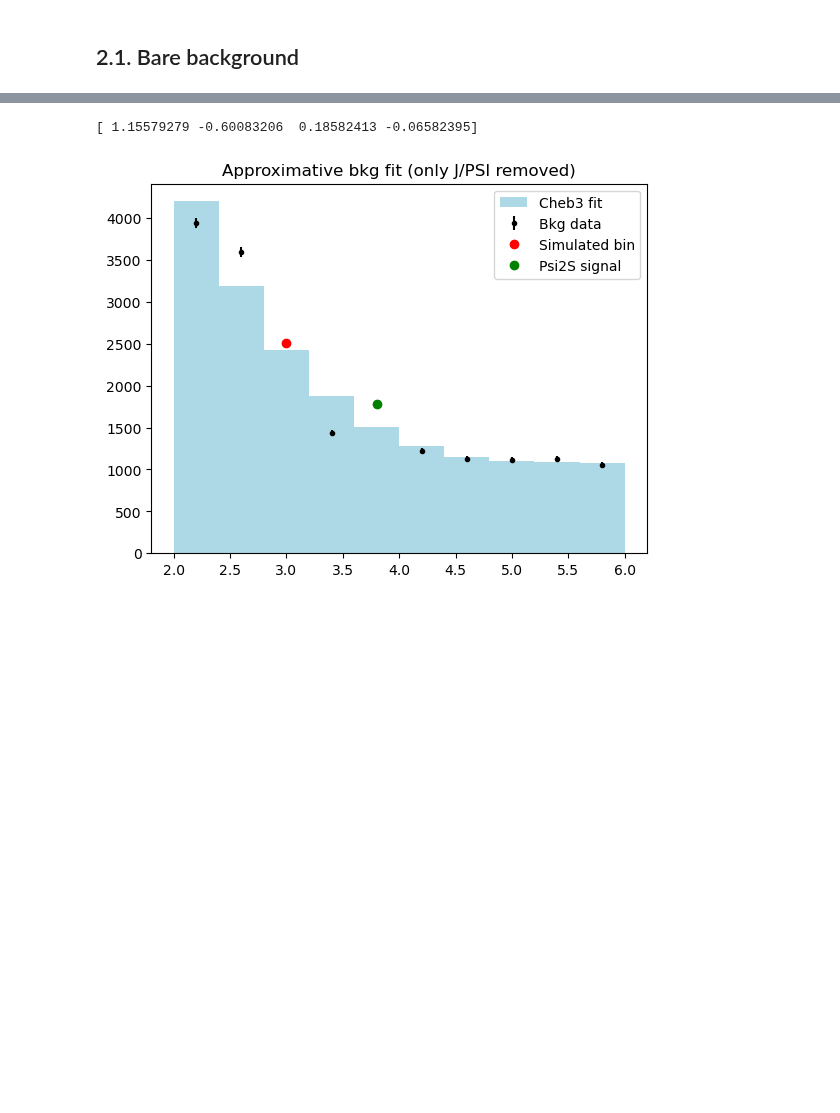
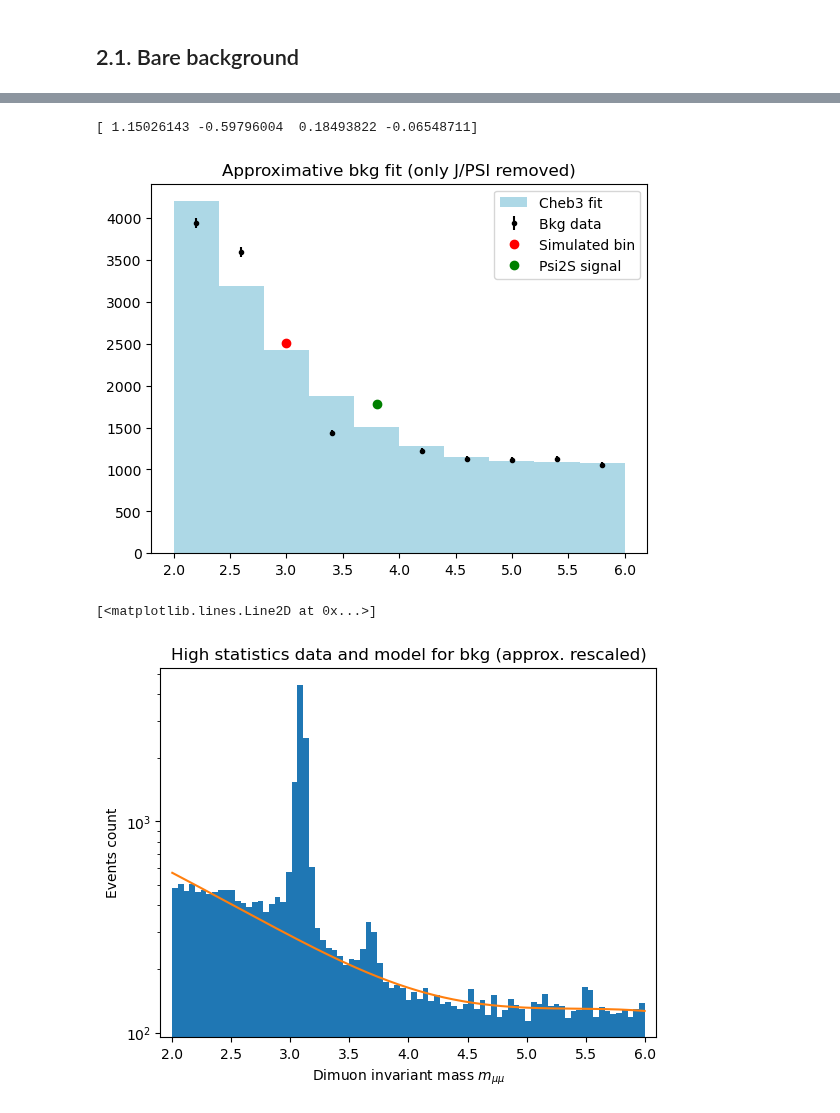
Before and after one commit to Matteo-Bellino/SMATEP_Project, a Jupyter notebook: Psi2S_RadanoBellino.ipynb, the cells around one changed output, grey strips where cells are left out. Saved outputs shown, nothing was run; the diff lists cells and outputs as text; code cells hidden in the pictures; blank space fills up the shorter version.

Commit message:
Cheb poly after using Riccardo's method. Deleted unuseful stuff. First push to Project.

```diff
--- a/Psi2S_RadanoBellino.ipynb
+++ b/Psi2S_RadanoBellino.ipynb
@@ -116,24 +105,0 @@ def cheb3rr(z, params):
-# %%
-#check noramlization
-integral, _ =quad(lambda x : cheb3rr(x, [1,1,1,1]), 2, 6)
-print(integral)
-
-#here I hust plot the polinomials and sum them in interval [-1,1]
-params = [1,1,1,1]
-max_order = 3
-x = np.linspace(-1,1, 1000)
-y_npoly = [T(x, n) for n in range(1,max_order+1)]
-#print(y_poly)
-
-plt.figure(figsize = (12,4))
-plt.subplot(121)
-plt.title("Cheb polynomials")
-count = 0
-for y_poly in y_npoly:
-    count += 1
-    plt.plot(x,y_poly, label = "order" + str(count))
-
-plt.legend()
-plt.subplot(122)
-plt.plot(x, chebn(x, 3, params), label = "Sum of all orders \n(equal coefficients) ")
-plt.legend()
@@ -264,8 +165,8 @@ data_simil_bkg = np.concatenate((data_HS[(data_HS<2.8) | (data_HS>3.3)], fake_da
 
 bNLL_HS_cheb3r = get_bNLL(data=data_simil_bkg,
                          bin_number=Nbins,
-                         model=cheb3rr)
-initial_params = [1., -0.7, 0.3, -0.03] #given by the project instructions
+                         model=cheb3r)
+initial_params = [1.15, -0.6, 0.18, -0.065] #given by the project instructions
 
 optimization_results = minimize(bNLL_HS_cheb3r, initial_params,  method='L-BFGS-B')
 optimized_params = optimization_results.x
@@ -277,7 +178,7 @@ err_data_counts = np.sqrt(data_counts)
 bin_centers = (bin_edges[1:] + bin_edges[:-1]) / 2
 bin_widths = np.diff(bin_edges)
 
-binned_result = get_binned_model(cheb3rr, optimized_params, bin_edges) * len(data_simil_bkg)
+binned_result = get_binned_model(cheb3r, optimized_params, bin_edges) * len(data_simil_bkg)
 
 plt.bar(bin_edges[:-1], binned_result, width=np.diff(bin_edges), align='edge', color = 'lightblue', label="Cheb3 fit")#, edgecolor = "black")
 plt.errorbar(bin_centers, data_counts, yerr = err_data_counts, fmt = ".", linestyle = "None", color='black', label='Bkg data')
@@ -287,5 +188,21 @@ plt.title("Approximative bkg fit (only J/PSI removed)")
 plt.legend()
 plt.show()
 # %% [output]
-[ 1.15579279 -0.60083206  0.18582413 -0.06582395]
+[ 1.15026143 -0.59796004  0.18493822 -0.06548711]
 [figure]
+# %%
+x = np.linspace(2,6, 1000)
+y = cheb3r(x, optimized_params)
+#plt.plot(x,y)
+plt.figure()
+plt.yscale('log')
+plt.hist(data_HS, density=False, bins=bin_num)
+plt.title('High statistics data and model for bkg (approx. rescaled)')
+plt.xlabel('Dimuon invariant mass $m_{\\mu\\mu}$') # Use double slash for latex command
+plt.ylabel('Events count')
+plt.xlim((1.9,6.1))
+ylim = plt.ylim()
+plt.plot(x,y*900)
+# %% [output]
+[<matplotlib.lines.Line2D at 0x...>]
+[figure, added]
```
Also changed, not shown: parts of 6 cells of this notebook.
